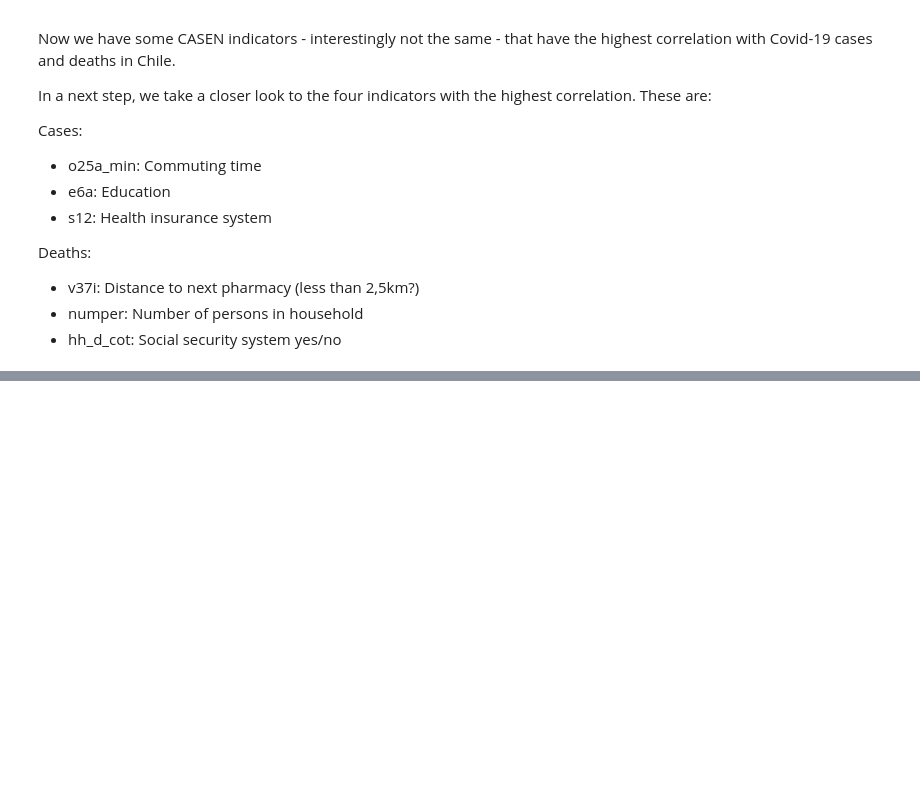
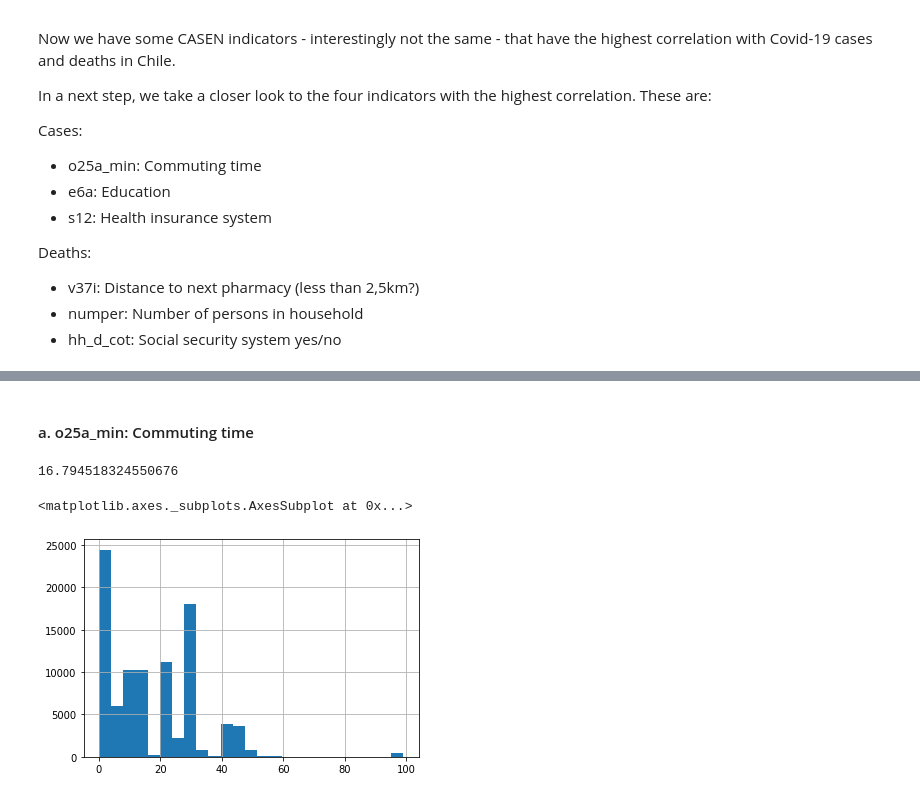
Before and after one commit to muellermax/Chile-Capstone, a Jupyter notebook: Chile Capstone.ipynb, the cells around one changed output, grey strips where cells are left out. Saved outputs shown, nothing was run; the diff lists cells and outputs as text; code cells hidden in the pictures; blank space fills up the shorter version.

Commit message:
Started with analysis of selected indicators

```diff
--- a/Chile Capstone.ipynb
+++ b/Chile Capstone.ipynb
@@ -518,0 +526,4 @@ Deaths:
+# %%
+# Lets focus on the three CASEN indicators, that showed the highest correlation with Covid-19 cases and deaths
+# in Chile: o25a_min, e6a, s12, v37i, numper, hh_d_cot
+casen_sel_in = casen_rel[['comuna', 'o25a_min', 'e6a', 's12', 'v37i', 'numper', 'hh_d_cot']]
@@ -518,0 +551,11 @@ Deaths:
+# %% [markdown]
+#### a. o25a_min: Commuting time
+# %%
+# The column o25a_min has a lot of NaNs, the mean commuting time is about 16 minutes.
+print(casen_sel_in['o25a_min'].mean())
+
+casen_sel_in['o25a_min'].hist(bins = 25)
+# %% [output]
+16.794518324550676
+<matplotlib.axes._subplots.AxesSubplot at 0x...>
+[figure, added]
```
Also changed, not shown: parts of 6 cells of this notebook.
